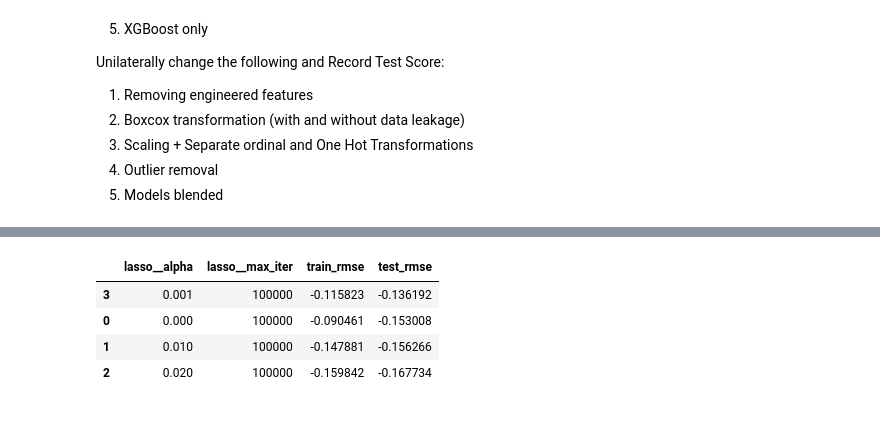
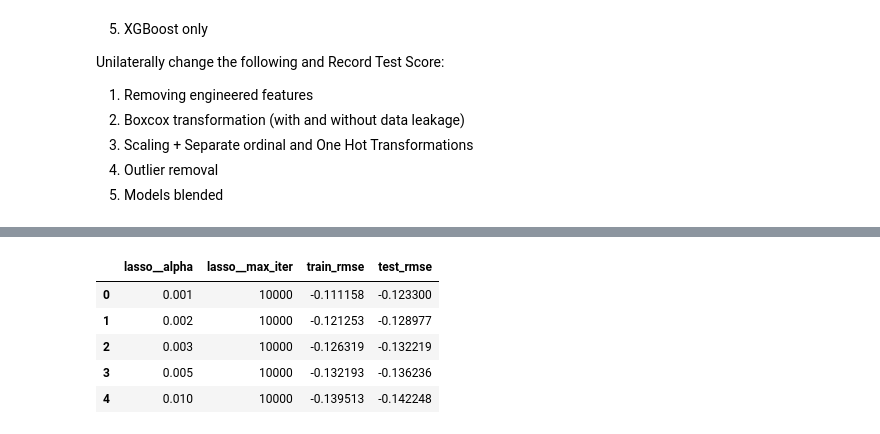
Before and after one commit to akhilkammila/housing-prices, a Jupyter notebook: model2.ipynb, the cells around one changed output, grey strips where cells are left out. Drawn from its saved outputs; the diff is of its cells as text; code cells hidden in the pictures.

```diff
--- a/model2.ipynb
+++ b/model2.ipynb
@@ -143,8 +144,12 @@ def find_model(modelTuple, params):
 
     pipeline = Pipeline([
         ('encoder', ColumnTransformer([
-            ('scalar', RobustScaler(), numerical_cols),
-            ('ohe', OneHotEncoder(handle_unknown='ignore'), categorical_cols)
+            ('numerical_pipeline', Pipeline([
+                ('add_constant', FunctionTransformer(lambda x: x + 1)),
+                ('boxcox', PowerTransformer(method='box-cox')),
+                ('scalar', RobustScaler())
+            ]), numerical_cols),
+        ('ohe', OneHotEncoder(handle_unknown='ignore'), categorical_cols)
         ], remainder='passthrough')),
 
         modelTuple
@@ -207,16 +211,17 @@ ridge = find_model(ridge_tuple, params_ridge)
 # %%
 # Lasso Regression
 lasso_tuple = ('lasso', Lasso())
 
 params_lasso = {
-    'lasso__alpha': [0,0.01, 0.02, 0.001],
-    'lasso__max_iter': [100000]
+    'lasso__alpha': [0.001, 0.002, 0.003, 0.005, 0.01],
+    'lasso__max_iter': [10000]
 }
 
-lasso = find_model(lasso_tuple, params_lasso)
+lasso_model = find_model(lasso_tuple, params_lasso)
 # %% [output]
 |  | lasso__alpha | lasso__max_iter | train_rmse | test_rmse |
-| 3 | 0.001 | 100000 | -0.115823 | -0.136192 |
-| 0 | 0.000 | 100000 | -0.090461 | -0.153008 |
-| 1 | 0.010 | 100000 | -0.147881 | -0.156266 |
-| 2 | 0.020 | 100000 | -0.159842 | -0.167734 |
+| 0 | 0.001 | 10000 | -0.111158 | -0.123300 |
+| 1 | 0.002 | 10000 | -0.121253 | -0.128977 |
+| 2 | 0.003 | 10000 | -0.126319 | -0.132219 |
+| 3 | 0.005 | 10000 | -0.132193 | -0.136236 |
+| 4 | 0.010 | 10000 | -0.139513 | -0.142248 |
```
Also changed, not shown: parts of 7 cells of this notebook, 1 other file.
